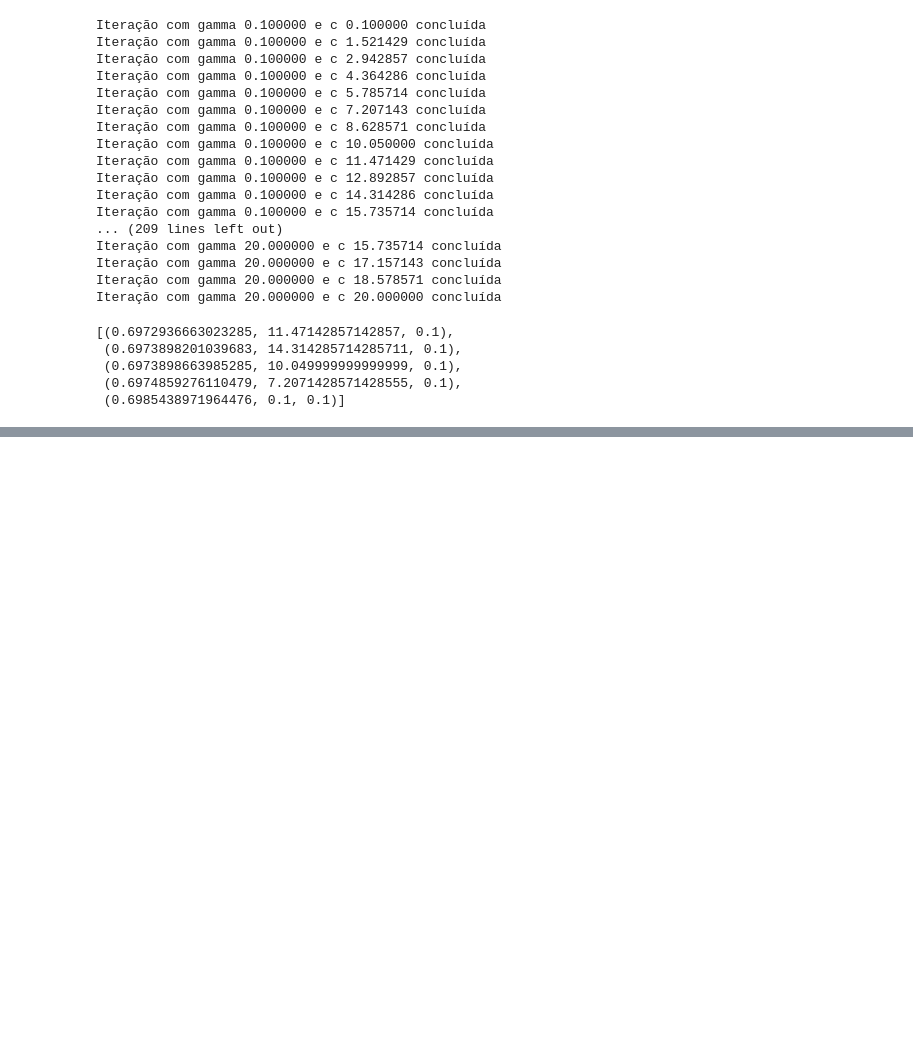
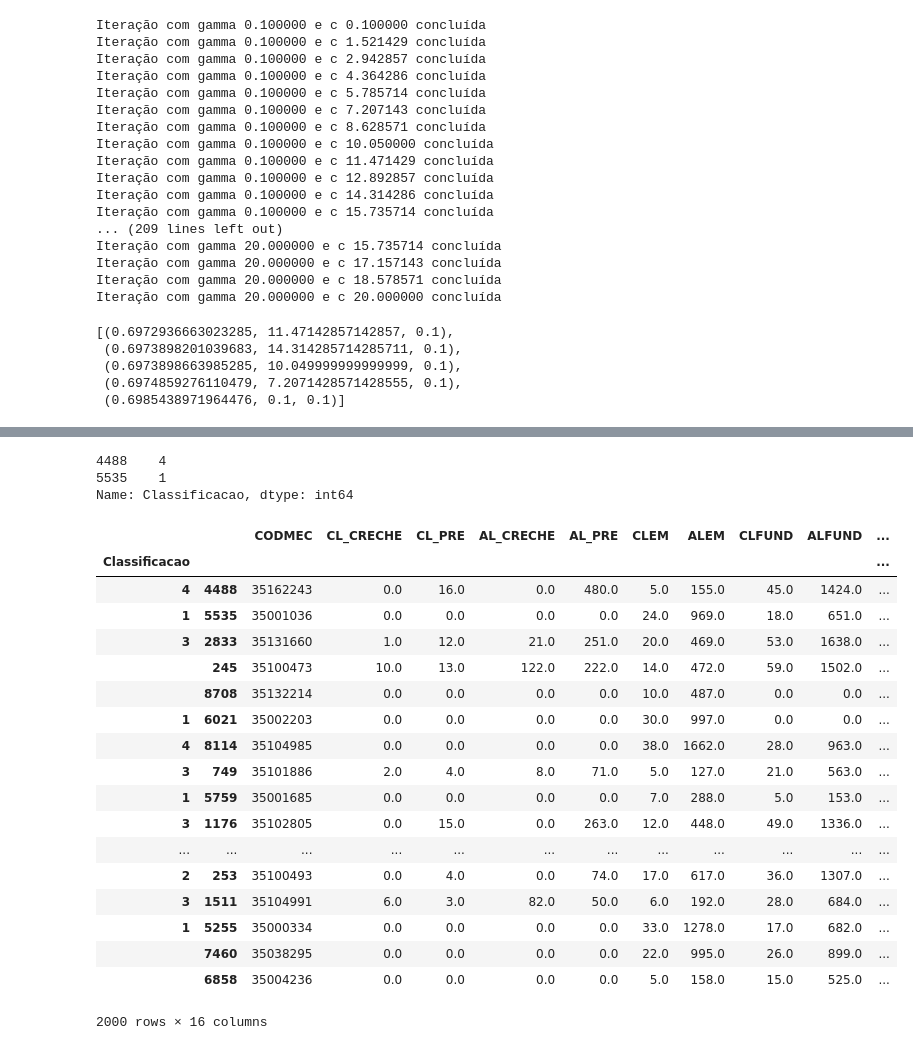
Before and after one commit to GiovaniValdrighi/DataScience_IC, a Jupyter notebook: Contest/contest.ipynb, the cells around one changed output, grey strips where cells are left out. Cells and saved outputs as stored; diff of their text form; code cells hidden in the pictures; blank space fills up the shorter version.

```diff
--- a/Contest/contest.ipynb
+++ b/Contest/contest.ipynb
@@ -177,0 +334,8 @@ svm1[-5:]
+# %%
+target.iloc[[0,1]]
+# %% [output]
+4488    4
+5535    1
+Name: Classificacao, dtype: int64
+# %%
+n_df = n_df.sample(frac = 1)
@@ -177,0 +345,22 @@ svm1[-5:]
+# %%
+n_df
+# %% [output]
+|  |  | CODMEC | CL_CRECHE | CL_PRE | AL_CRECHE | AL_PRE | CLEM | ALEM | CLFUND | ALFUND | ... |
+| Classificacao |  |  |  |  |  |  |  |  |  |  | ... |
+| 4 | 4488 | 35162243 | 0.0 | 16.0 | 0.0 | 480.0 | 5.0 | 155.0 | 45.0 | 1424.0 | ... |
+| 1 | 5535 | 35001036 | 0.0 | 0.0 | 0.0 | 0.0 | 24.0 | 969.0 | 18.0 | 651.0 | ... |
+| 3 | 2833 | 35131660 | 1.0 | 12.0 | 21.0 | 251.0 | 20.0 | 469.0 | 53.0 | 1638.0 | ... |
+|  | 245 | 35100473 | 10.0 | 13.0 | 122.0 | 222.0 | 14.0 | 472.0 | 59.0 | 1502.0 | ... |
+|  | 8708 | 35132214 | 0.0 | 0.0 | 0.0 | 0.0 | 10.0 | 487.0 | 0.0 | 0.0 | ... |
+| 1 | 6021 | 35002203 | 0.0 | 0.0 | 0.0 | 0.0 | 30.0 | 997.0 | 0.0 | 0.0 | ... |
+| 4 | 8114 | 35104985 | 0.0 | 0.0 | 0.0 | 0.0 | 38.0 | 1662.0 | 28.0 | 963.0 | ... |
+| 3 | 749 | 35101886 | 2.0 | 4.0 | 8.0 | 71.0 | 5.0 | 127.0 | 21.0 | 563.0 | ... |
+| 1 | 5759 | 35001685 | 0.0 | 0.0 | 0.0 | 0.0 | 7.0 | 288.0 | 5.0 | 153.0 | ... |
+| 3 | 1176 | 35102805 | 0.0 | 15.0 | 0.0 | 263.0 | 12.0 | 448.0 | 49.0 | 1336.0 | ... |
+| ... | ... | ... | ... | ... | ... | ... | ... | ... | ... | ... | ... |
+| 2 | 253 | 35100493 | 0.0 | 4.0 | 0.0 | 74.0 | 17.0 | 617.0 | 36.0 | 1307.0 | ... |
+| 3 | 1511 | 35104991 | 6.0 | 3.0 | 82.0 | 50.0 | 6.0 | 192.0 | 28.0 | 684.0 | ... |
+| 1 | 5255 | 35000334 | 0.0 | 0.0 | 0.0 | 0.0 | 33.0 | 1278.0 | 17.0 | 682.0 | ... |
+|  | 7460 | 35038295 | 0.0 | 0.0 | 0.0 | 0.0 | 22.0 | 995.0 | 26.0 | 899.0 | ... |
+|  | 6858 | 35004236 | 0.0 | 0.0 | 0.0 | 0.0 | 5.0 | 158.0 | 15.0 | 525.0 | ... |
+2000 rows × 16 columns
```
Also changed, not shown: parts of 20 cells of this notebook, 1 other file.
